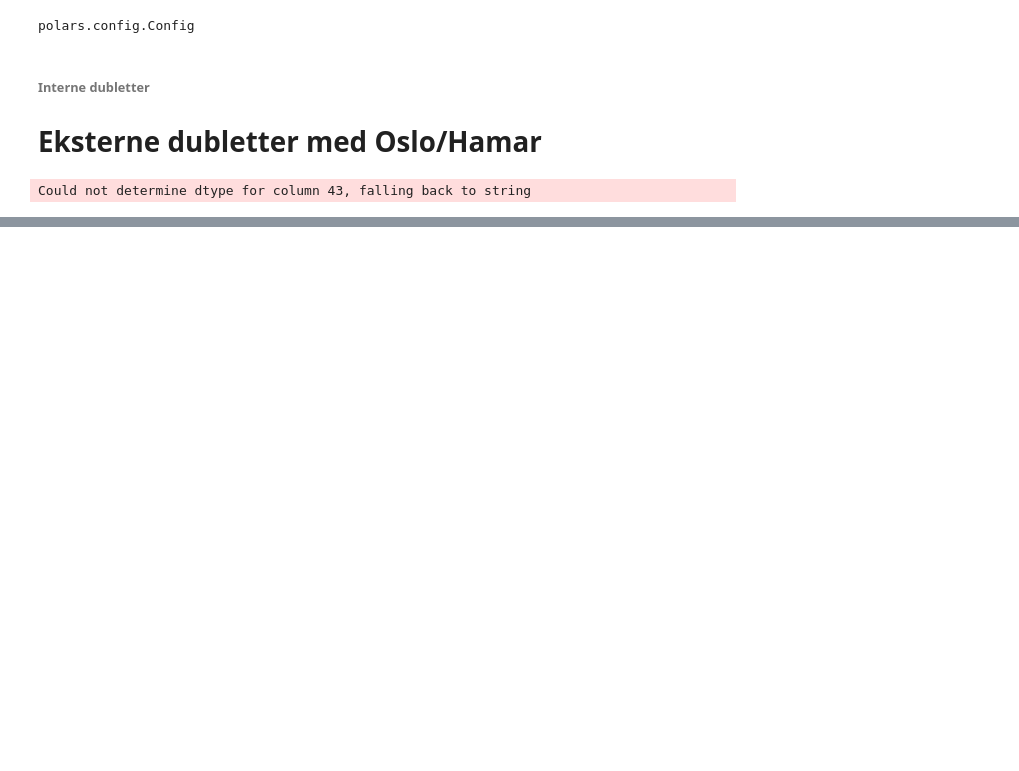
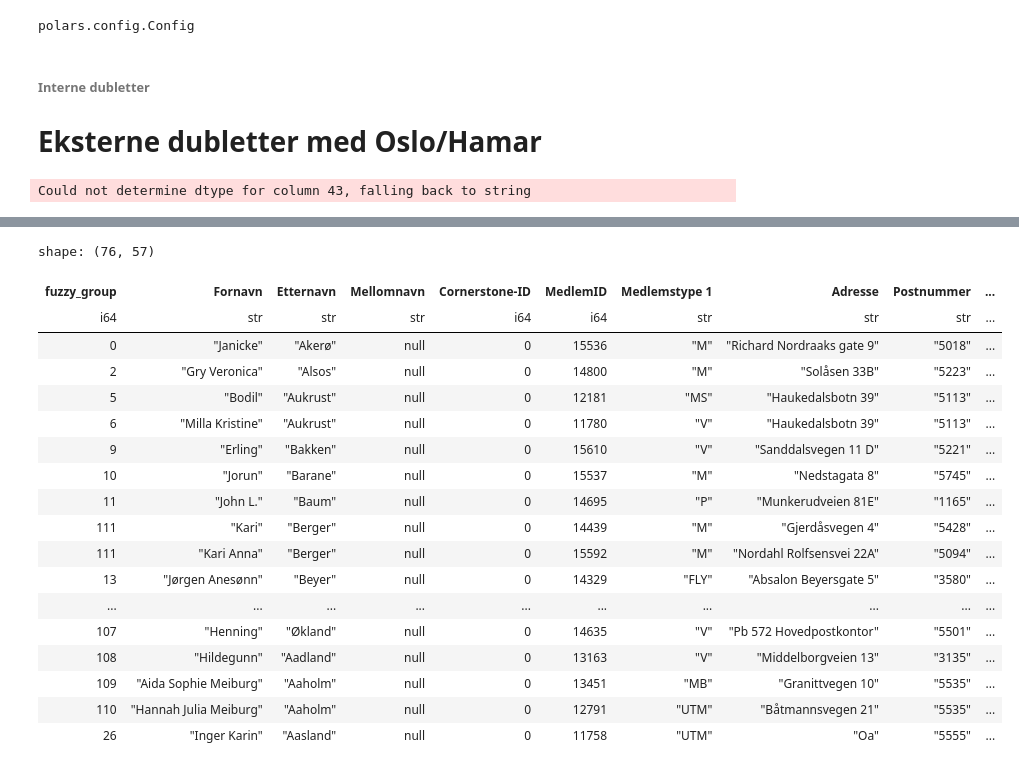
Before and after one commit to craftsmandigital/Bergens-konvertering, a Jupyter notebook: dubletter.ipynb, the cells around one changed output, grey strips where cells are left out. Saved outputs shown, nothing was run; the diff lists cells and outputs as text; code cells hidden in the pictures; blank space fills up the shorter version.

```diff
--- a/dubletter.ipynb
+++ b/dubletter.ipynb
@@ -12,13 +12,6 @@ polars.config.Config
 # %%
 ###### leser inn Data exportert i fra Bergens Access database
 # I fra den tabellen som heter "tblInnmeldte"
-df_bergen = (pl.read_excel("tblInnmeldte 2025-06-12.xlsx")
-    # Vet ikke hvorfor dette blir gjort, men det er det som skjer i access databasen "qryMedlemmer" -
-    # som er utgangspunkt for alle data som vises i Access
-    # uten filter finnes 333 medlemmer, mens med filter finnes 284 medlemmer.
-    # det er disse som har vært utgangspunkt for medlems opptellig
-    .filter(pl.col("POSTNR").is_between(pl.lit("100"), pl.lit("9000"), closed="both"))
-)
-#print(df_bergen.select("MedlemID", "FORNAVN", "EFTERNAVN", "ADRESSE", "POSTNR").sort(["FORNAVN", "EFTERNAVN"]))
+df_bergen = hent_og_vask_data()
 # %% [output]
 Could not determine dtype for column 43, falling back to string
@@ -51,0 +130,28 @@ shape: (10, 9)
+# %%
+df_combined_duplicates_bergen =(
+    df_combined_duplicates.join(df_bergen,
+                    on="MedlemID",
+                    how="inner"
+    )
+)
+df_combined_duplicates_bergen
+# %% [output]
+shape: (76, 57)
+| fuzzy_group | Fornavn | Etternavn | Mellomnavn | Cornerstone-ID | MedlemID | Medlemstype 1 | Adresse | Postnummer | ... |
+| i64 | str | str | str | i64 | i64 | str | str | str | ... |
+| 0 | "Janicke" | "Akerø" | null | 0 | 15536 | "M" | "Richard Nordraaks gate 9" | "5018" | ... |
+| 2 | "Gry Veronica" | "Alsos" | null | 0 | 14800 | "M" | "Solåsen 33B" | "5223" | ... |
+| 5 | "Bodil" | "Aukrust" | null | 0 | 12181 | "MS" | "Haukedalsbotn 39" | "5113" | ... |
+| 6 | "Milla Kristine" | "Aukrust" | null | 0 | 11780 | "V" | "Haukedalsbotn 39" | "5113" | ... |
+| 9 | "Erling" | "Bakken" | null | 0 | 15610 | "V" | "Sanddalsvegen 11 D" | "5221" | ... |
+| 10 | "Jorun" | "Barane" | null | 0 | 15537 | "M" | "Nedstagata 8" | "5745" | ... |
+| 11 | "John L." | "Baum" | null | 0 | 14695 | "P" | "Munkerudveien 81E" | "1165" | ... |
+| 111 | "Kari" | "Berger" | null | 0 | 14439 | "M" | "Gjerdåsvegen 4" | "5428" | ... |
+| 111 | "Kari Anna" | "Berger" | null | 0 | 15592 | "M" | "Nordahl Rolfsensvei 22A" | "5094" | ... |
+| 13 | "Jørgen Anesønn" | "Beyer" | null | 0 | 14329 | "FLY" | "Absalon Beyersgate 5" | "3580" | ... |
+| ... | ... | ... | ... | ... | ... | ... | ... | ... | ... |
+| 107 | "Henning" | "Økland" | null | 0 | 14635 | "V" | "Pb 572 Hovedpostkontor" | "5501" | ... |
+| 108 | "Hildegunn" | "Aadland" | null | 0 | 13163 | "V" | "Middelborgveien 13" | "3135" | ... |
+| 109 | "Aida Sophie Meiburg" | "Aaholm" | null | 0 | 13451 | "MB" | "Granittvegen 10" | "5535" | ... |
+| 110 | "Hannah Julia Meiburg" | "Aaholm" | null | 0 | 12791 | "UTM" | "Båtmannsvegen 21" | "5535" | ... |
+| 26 | "Inger Karin" | "Aasland" | null | 0 | 11758 | "UTM" | "Oa" | "5555" | ... |
```
Also changed, not shown: parts of 12 cells of this notebook, 6 other files.
